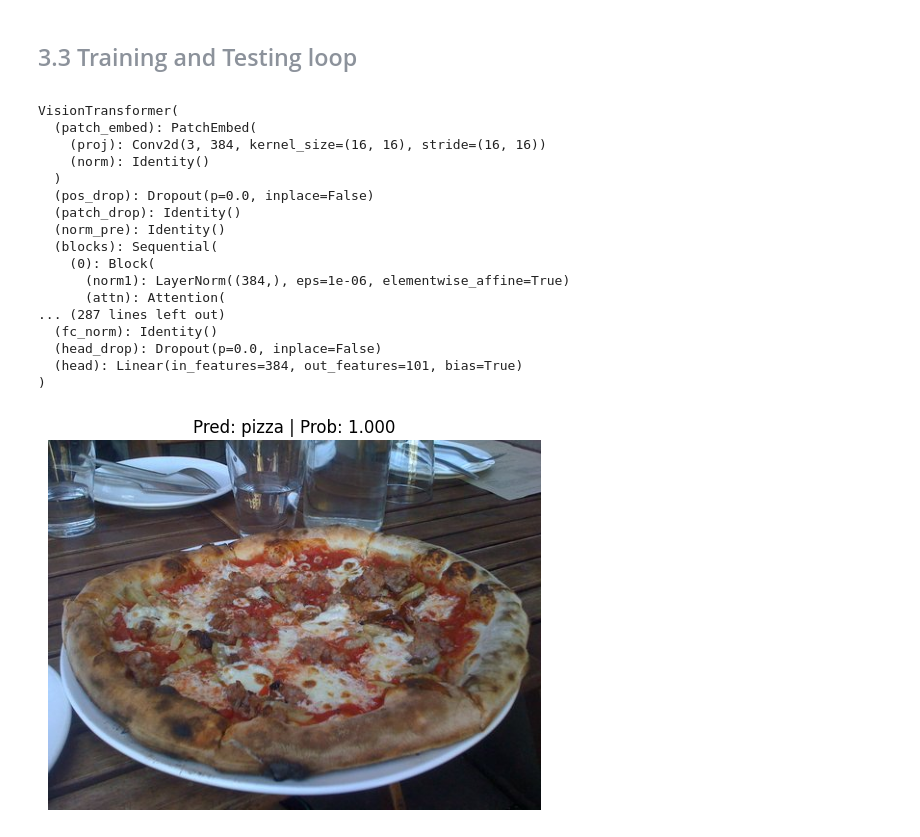
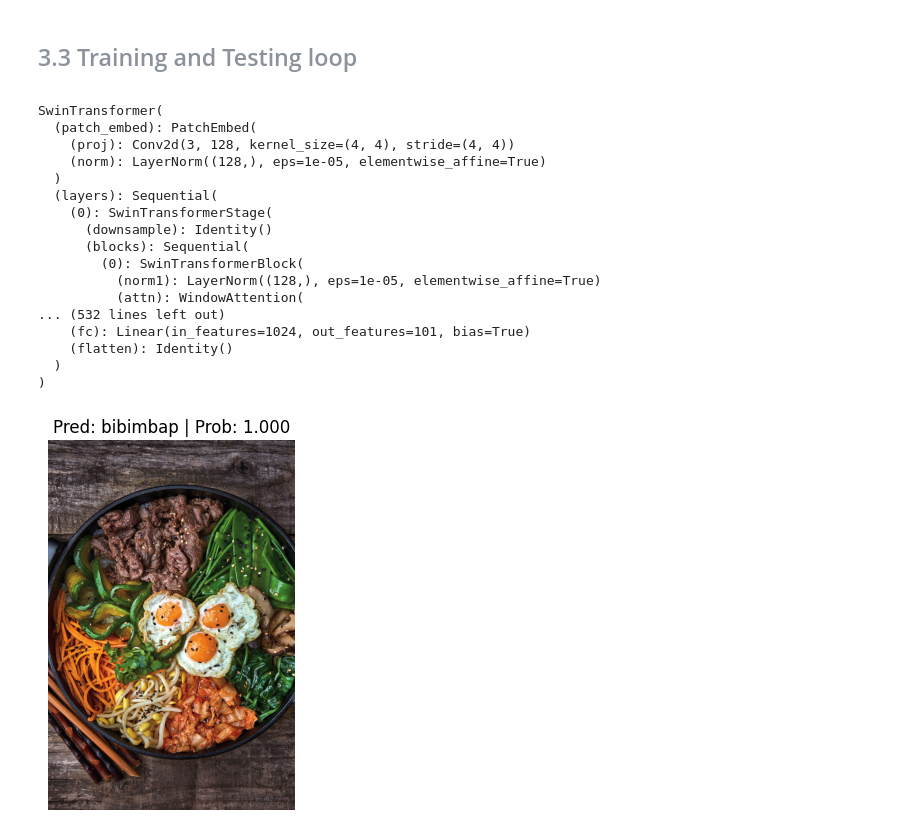
Before and after one commit to cruvss/Food_101, a Jupyter notebook: notebook.ipynb, the cells around one changed output. Drawn from its saved outputs; the diff is of its cells as text; code cells hidden in the pictures.

```diff
--- a/notebook.ipynb
+++ b/notebook.ipynb
@@ -353,29 +353,29 @@ train(model=model,
 from timm import create_model
 
 # Recreate the model architecture
-model = create_model('deit_small_patch16_224', pretrained=False, num_classes=len(class_names))
-model.load_state_dict(torch.load(r'D:\Code\Machine_Learning\DeepLearning\Food101\models\deit_food101_weights.pth'))
+model = create_model('swin_base_patch4_window7_224', pretrained=False, num_classes=len(class_names))
+model.load_state_dict(torch.load(r'D:\Code\Machine_Learning\DeepLearning\Food101\models\swin.pth'))
 
 # Move the model to the correct device
 model = model.to(DEVICE)
 model.eval()  # Set to evaluation mode
 # %% [output]
-VisionTransformer(
+SwinTransformer(
   (patch_embed): PatchEmbed(
-    (proj): Conv2d(3, 384, kernel_size=(16, 16), stride=(16, 16))
-    (norm): Identity()
+    (proj): Conv2d(3, 128, kernel_size=(4, 4), stride=(4, 4))
+    (norm): LayerNorm((128,), eps=1e-05, elementwise_affine=True)
   )
-  (pos_drop): Dropout(p=0.0, inplace=False)
-  (patch_drop): Identity()
-  (norm_pre): Identity()
-  (blocks): Sequential(
-    (0): Block(
-      (norm1): LayerNorm((384,), eps=1e-06, elementwise_affine=True)
-      (attn): Attention(
-... (287 lines left out)
-  (fc_norm): Identity()
-  (head_drop): Dropout(p=0.0, inplace=False)
-  (head): Linear(in_features=384, out_features=101, bias=True)
+  (layers): Sequential(
+    (0): SwinTransformerStage(
+      (downsample): Identity()
+      (blocks): Sequential(
+        (0): SwinTransformerBlock(
+          (norm1): LayerNorm((128,), eps=1e-05, elementwise_affine=True)
+          (attn): WindowAttention(
+... (532 lines left out)
+    (fc): Linear(in_features=1024, out_features=101, bias=True)
+    (flatten): Identity()
+  )
 )
 # %%
 from typing import List, Tuple
@@ -432,10 +433,10 @@ def pred_and_plot_image(model: torch.nn.Module,
     plt.axis(False);
 # %%
 pred_and_plot_image(model=model,
-                    image_path=r'data\food-101\Test\pizza\5764.jpg',
+                    image_path=r'models\bibimbap.jpg',
                     class_names=class_names,)
 # %% [output]
-[figure, old version]
+[figure, new version]
 # %%
 import random
 num_images_to_plot = 3
```
Also changed, not shown: parts of 2 cells of this notebook.
